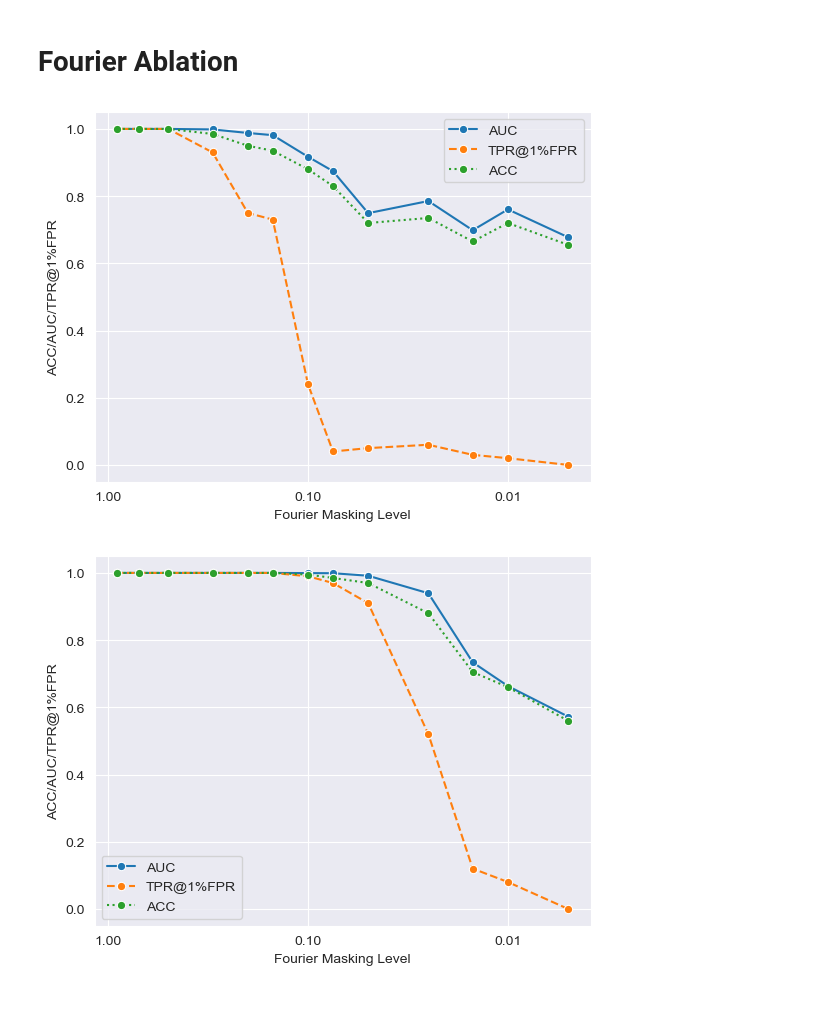
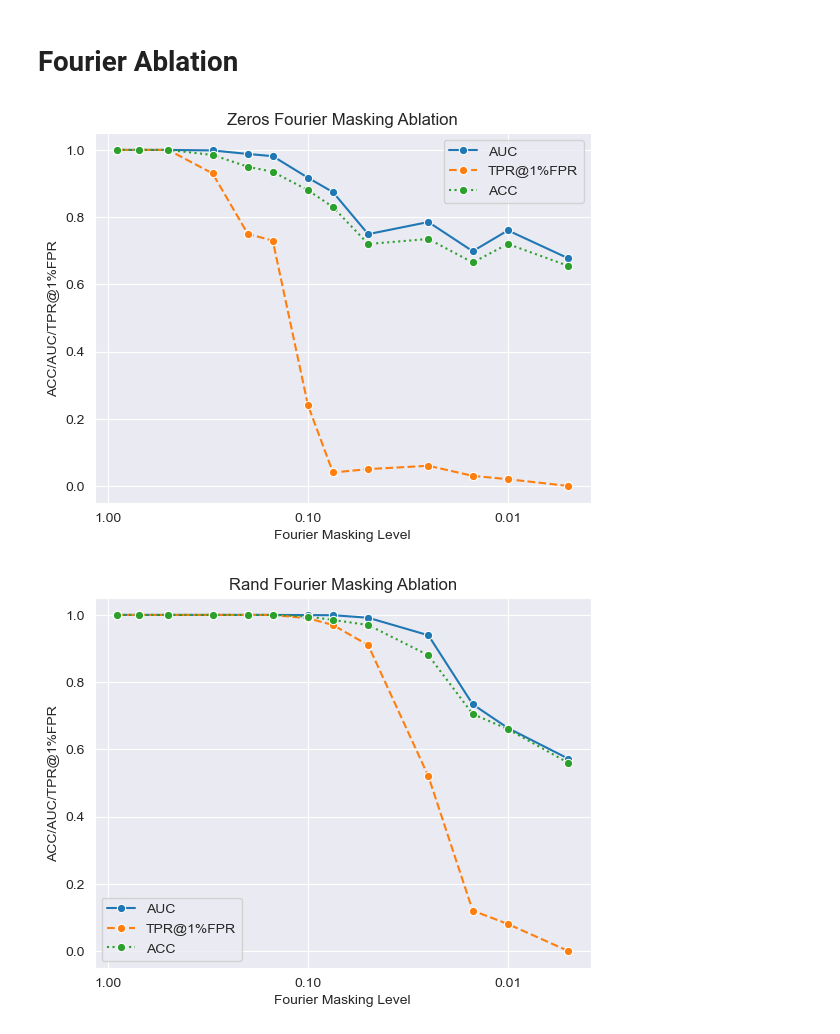
Before and after one commit to ralvarezlucend/tree-ring-watermark-improvements, a Jupyter notebook: plot_ablation.ipynb, the cells around one changed output. Cells and saved outputs as stored; diff of their text form; code cells hidden in the pictures; blank space fills up the shorter version.

```diff
--- a/plot_ablation.ipynb
+++ b/plot_ablation.ipynb
@@ -82,20 +83,21 @@ ring = {
 # %%
 sns.set_style(style="darkgrid")
 sns.color_palette("tab10")
 sns.lineplot(x='fourier_level', y='auc', data=zeros, label='AUC', marker='o')
 sns.lineplot(x='fourier_level', y='tpr@1%fpr', data=zeros, label='TPR@1%FPR', linestyle='dashed', marker='o')
 sns.lineplot(x='fourier_level', y='acc', data=zeros, label='ACC', linestyle='dotted', marker='o')
 plt.xlabel('Fourier Masking Level')
 plt.gca().invert_xaxis()
 plt.ylabel('ACC/AUC/TPR@1%FPR')
 plt.xscale('log')
 plt.ylim(-0.05, 1.05)
 plt.gca().xaxis.set_major_formatter(ticker.ScalarFormatter())
 # plt.gca().xaxis.set_minor_formatter(ticker.ScalarFormatter())
 # plt.yscale('log')
+plt.title("Zeros Fourier Masking Ablation")
 plt.savefig('plots/zeros_fourier.png')
 # %% [output]
-[figure, old version]
+[figure, new version]
 # %%
 sns.set_style(style="darkgrid")
 sns.color_palette("tab10")
@@ -110,9 +112,10 @@ plt.ylim(-0.05, 1.05)
 plt.gca().xaxis.set_major_formatter(ticker.ScalarFormatter())
 # plt.gca().xaxis.set_minor_formatter(ticker.ScalarFormatter())
 # plt.yscale('log')
+plt.title("Rand Fourier Masking Ablation")
 plt.savefig('plots/rand_fourier.png')
 # %% [output]
-[figure, old version]
+[figure, new version]
 # %%
 sns.set_style(style="darkgrid")
 sns.color_palette("tab10")
```
Also changed, not shown: parts of 2 cells of this notebook, 4 other files.
